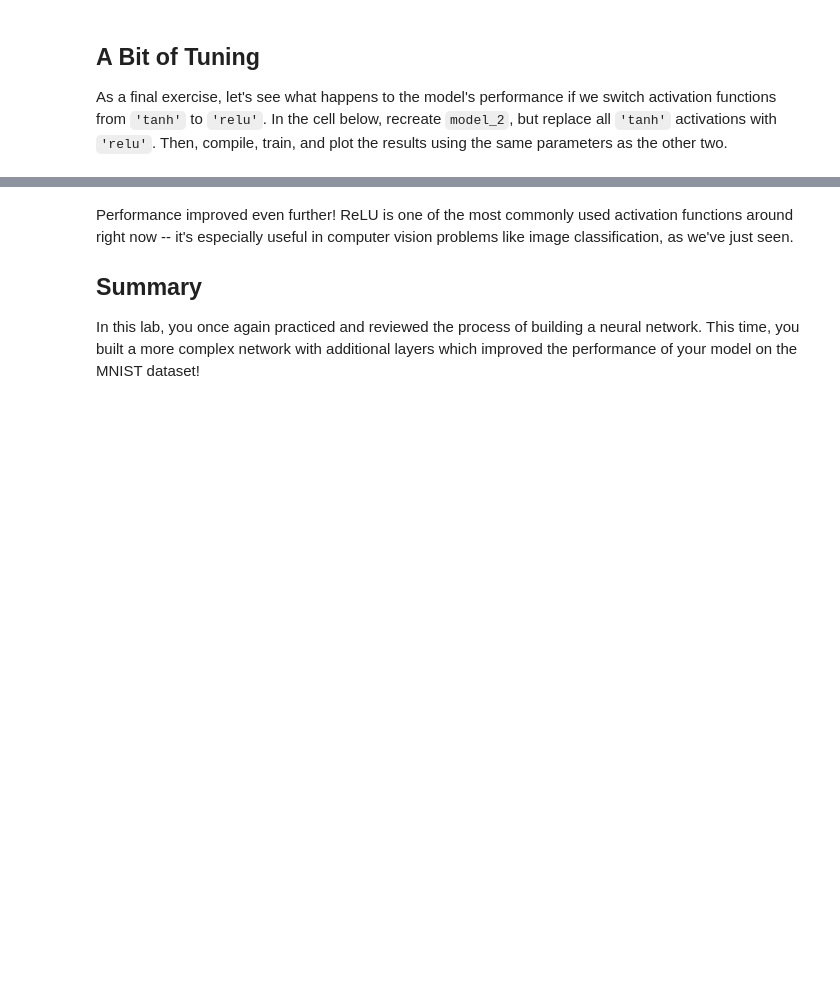
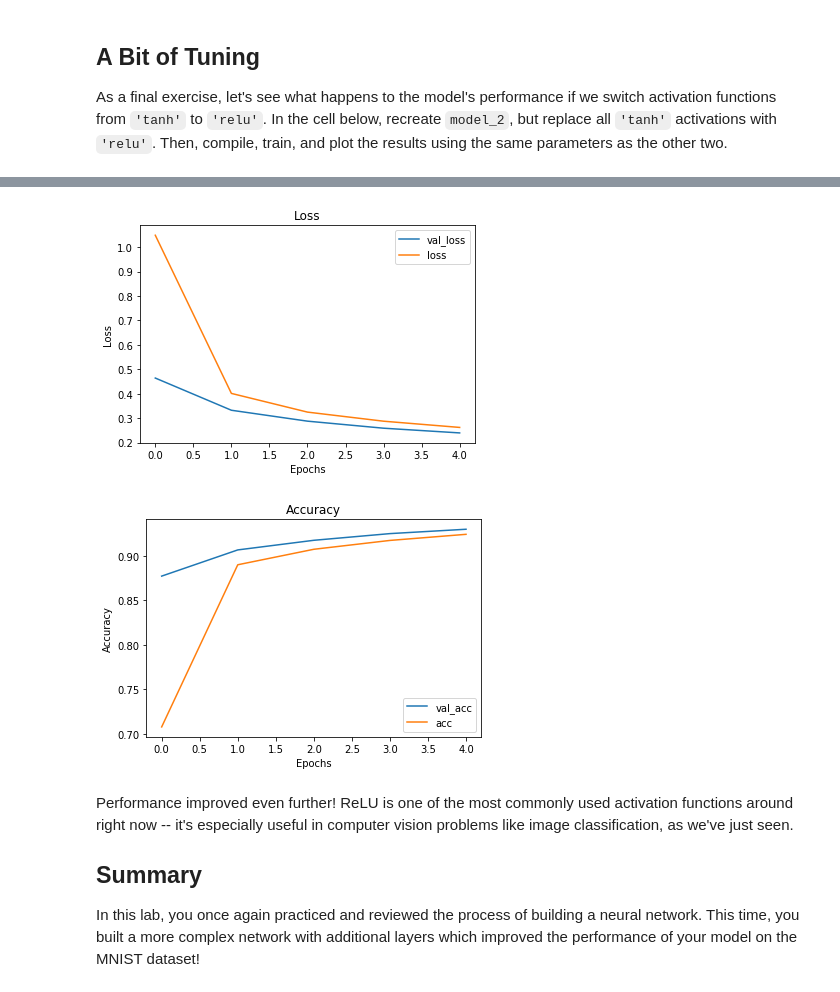
Before and after one commit to daveajstearns/dsc-image-classification-with-mlps-lab-nyc-ds-021720, a Jupyter notebook: index.ipynb, the cells around one changed output, grey strips where cells are left out. Cells and saved outputs as stored; diff of their text form; code cells hidden in the pictures; blank space fills up the shorter version.

```diff
--- a/index.ipynb
+++ b/index.ipynb
@@ -329,3 +341,8 @@ results_3 = model_3.fit(X_train, y_train, epochs=5,
+# %%
+visualize_training_results(results_3)
+# %% [output]
+[figure, added]
+[figure, added]
 # %% [markdown]
 Performance improved even further! ReLU is one of the most commonly used activation functions around right now -- it's especially useful in computer vision problems like image classification, as we've just seen.
 
```
Also changed, not shown: parts of 1 cell of this notebook.
